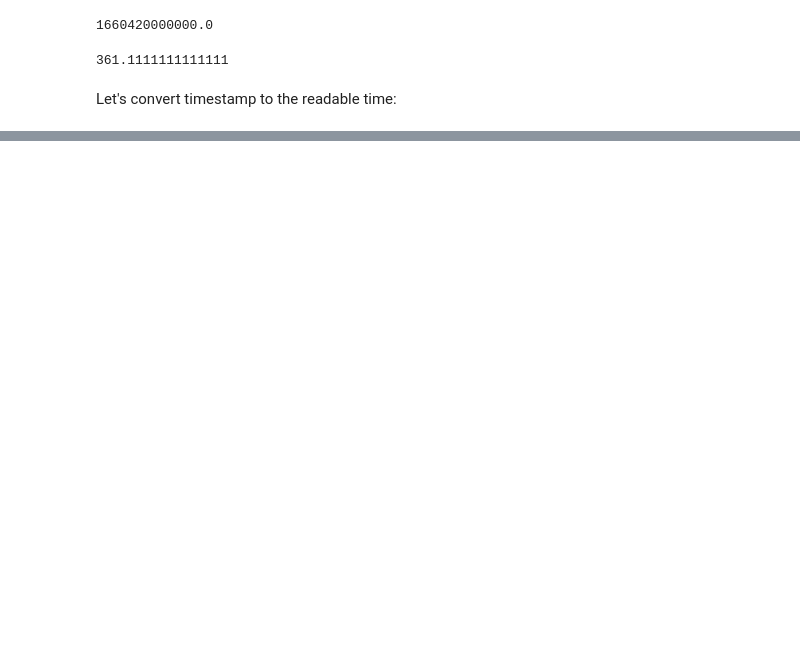
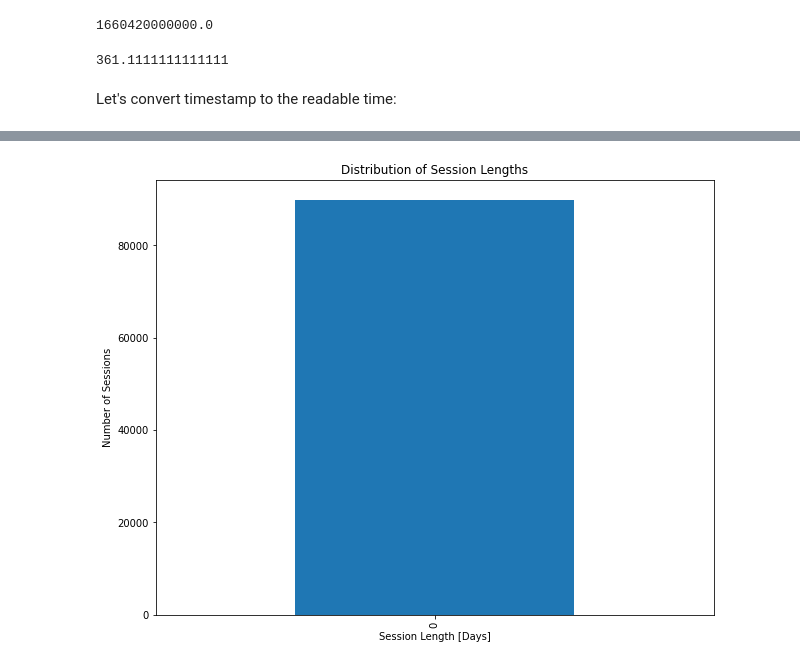
Before and after one commit to satishgc227/git-test, a Jupyter notebook: OTTO_RECOMMENDER_SYSTEM.ipynb, the cells around one changed output, grey strips where cells are left out. Cells and saved outputs as stored; diff of their text form; code cells hidden in the pictures; blank space fills up the shorter version.

```diff
--- a/OTTO_RECOMMENDER_SYSTEM.ipynb
+++ b/OTTO_RECOMMENDER_SYSTEM.ipynb
@@ -224,0 +225,6 @@ Years:[1970.   nan] ,
+# %%
+df['ts_conv']=b
+# %%
+df_grouped= df.groupby('session')['ts_conv'].agg([min,max])
+# %%
+df_grouped['diff']=df_grouped['max']-df_grouped['min']
@@ -224,0 +247,7 @@ Years:[1970.   nan] ,
+# %%
+df_grouped['diff'].dt.days.sort_values().value_counts().plot(kind='bar', figsize=(10,8), title='Distribution of Session Lengths')
+plt.xlabel('Session Length [Days]')
+plt.ylabel('Number of Sessions')
+plt.show()
+# %% [output]
+[figure, added]
```
Also changed, not shown: parts of 16 cells of this notebook.
